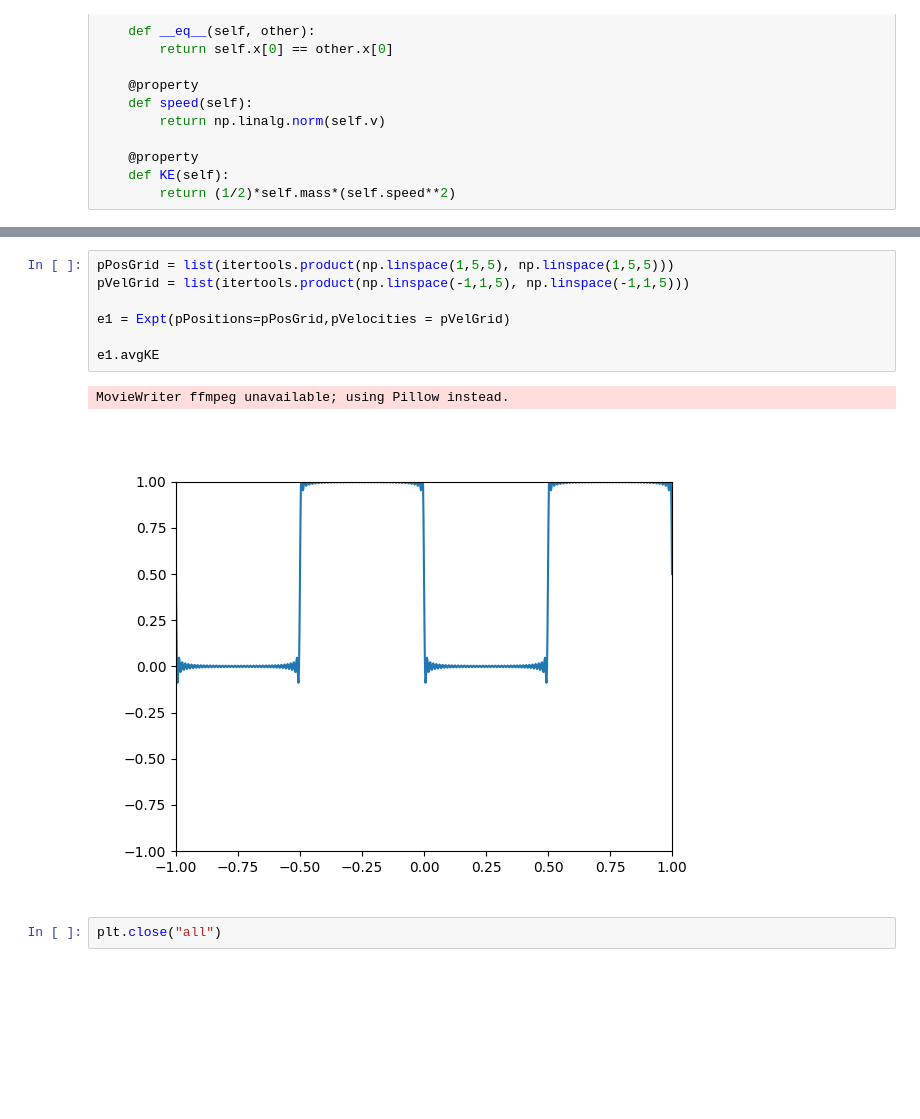
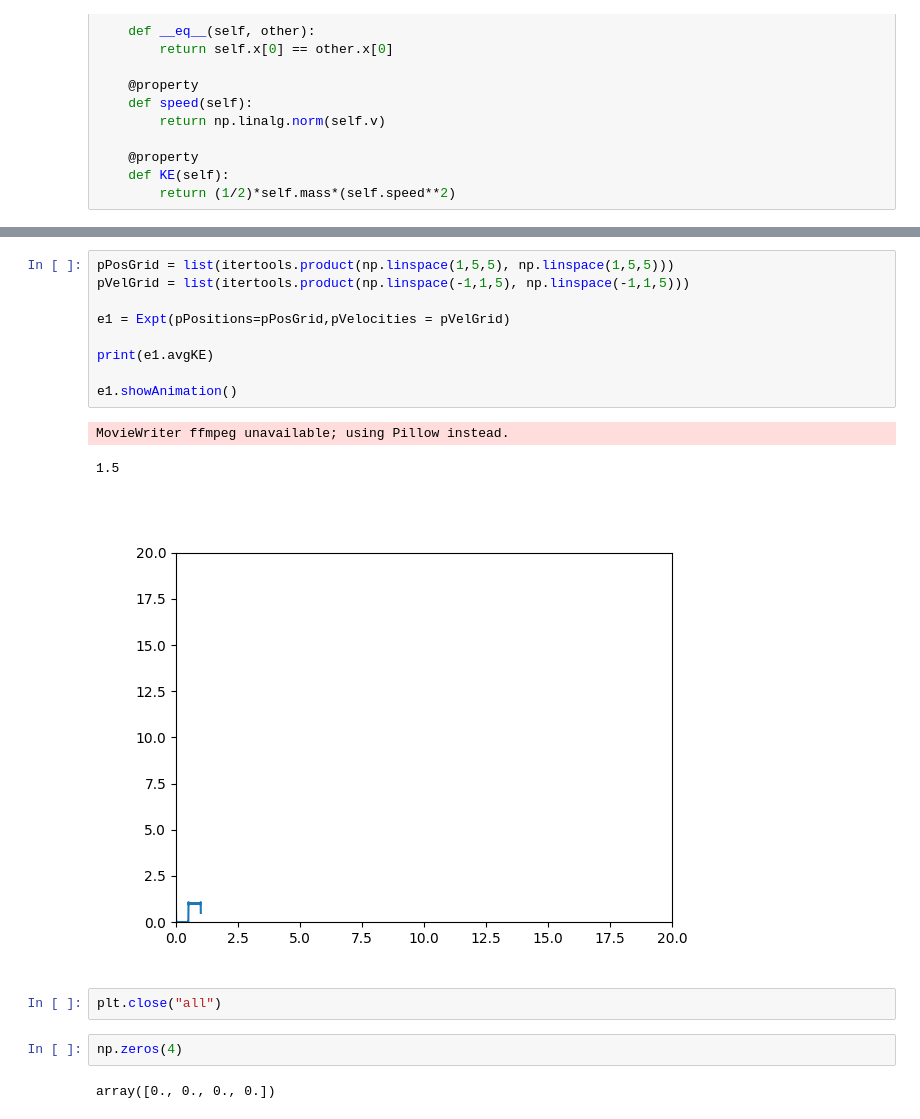
Before and after one commit to cfloyd-hmc/CF-NH-Phys64, a Jupyter notebook: testExpt.ipynb, the cells around one changed output, grey strips where cells are left out. Saved outputs shown, nothing was run; the diff lists cells and outputs as text; blank space fills up the shorter version.

```diff
--- a/testExpt.ipynb
+++ b/testExpt.ipynb
@@ -113,15 +114,22 @@ class Expt:
 # %%
 pPosGrid = list(itertools.product(np.linspace(1,5,5), np.linspace(1,5,5)))
 pVelGrid = list(itertools.product(np.linspace(-1,1,5), np.linspace(-1,1,5)))
 
 e1 = Expt(pPositions=pPosGrid,pVelocities = pVelGrid)
 
-e1.avgKE
+print(e1.avgKE)
+
+e1.showAnimation()
 # %% [output]
 MovieWriter ffmpeg unavailable; using Pillow instead.
+1.5
-[figure, old version]
+[figure, new version]
 # %%
 plt.close("all")
+# %%
+np.zeros(4)
+# %% [output]
+array([0., 0., 0., 0.])
 # %%
 d = Disk([2, 2], [3, 3], 1, 1, 1)
 d1 = Disk([3, 2], [3, 3], 1, 1, 1)
```
Also changed, not shown: parts of 3 cells of this notebook, 2 other files.
